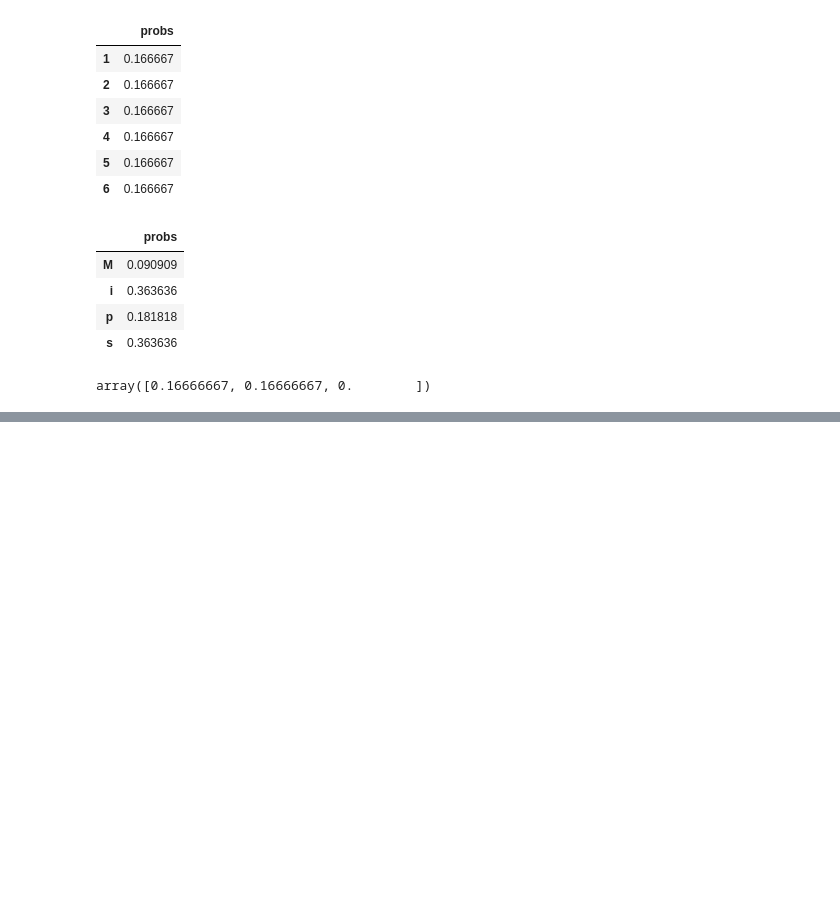
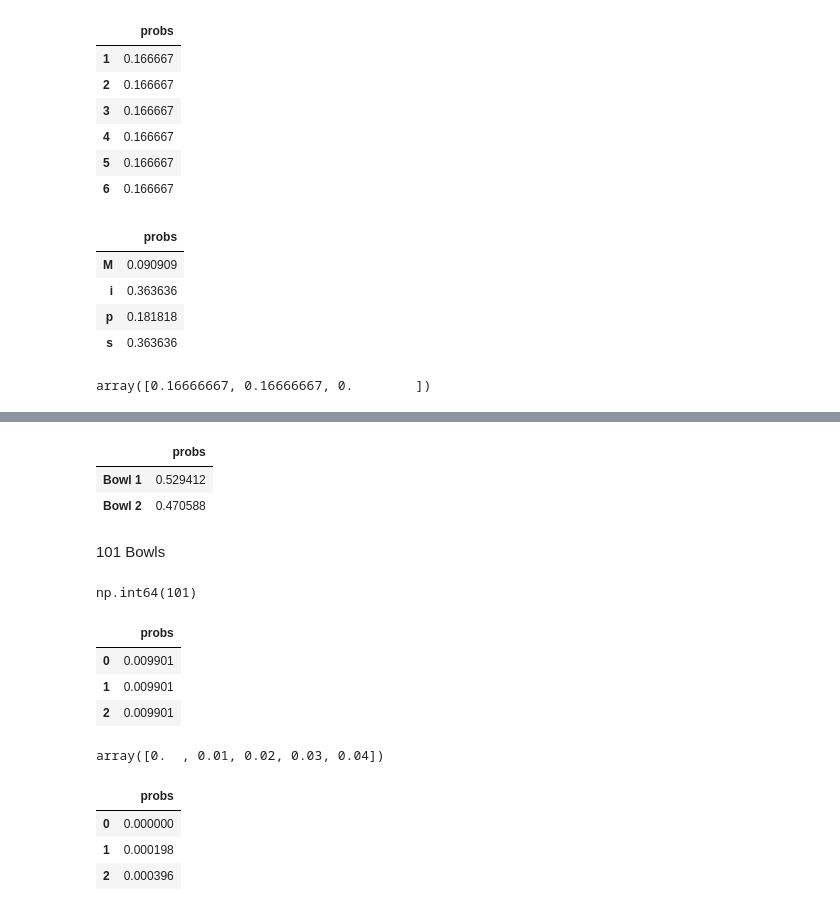
Before and after one commit to jpkatz/stats_practice, a Jupyter notebook: bayes/chapter_03.ipynb, the cells around one changed output, grey strips where cells are left out. Cells and saved outputs as stored; diff of their text form; code cells hidden in the pictures; blank space fills up the shorter version.

```diff
--- a/bayes/chapter_03.ipynb
+++ b/bayes/chapter_03.ipynb
@@ -35,0 +73,10 @@ array([0.16666667, 0.16666667, 0.        ])
+# %%
+posterior *= likelihood_chocolate
+posterior.normalize()
+posterior
+# %% [output]
+|  | probs |
+| Bowl 1 | 0.529412 |
+| Bowl 2 | 0.470588 |
+# %% [markdown]
+101 Bowls
@@ -35,0 +85,28 @@ array([0.16666667, 0.16666667, 0.        ])
+# %%
+hypos = np.arange(101)
+# %%
+prior = Pmf(1, hypos) #first parameter is prior probability
+prior.normalize()
+# %% [output]
+np.int64(101)
+# %%
+prior.head() # all are equally likely
+# %% [output]
+|  | probs |
+| 0 | 0.009901 |
+| 1 | 0.009901 |
+| 2 | 0.009901 |
+# %%
+likelihood_vanilla = hypos / 100 #benefit of 101 bowls
+likelihood_vanilla[:5]
+# %% [output]
+array([0.  , 0.01, 0.02, 0.03, 0.04])
+# %%
+posterior1 = prior * likelihood_vanilla
+posterior1.normalize()
+posterior1.head()
+# %% [output]
+|  | probs |
+| 0 | 0.000000 |
+| 1 | 0.000198 |
+| 2 | 0.000396 |
```
Also changed, not shown: parts of 30 cells of this notebook, 1 other file.
